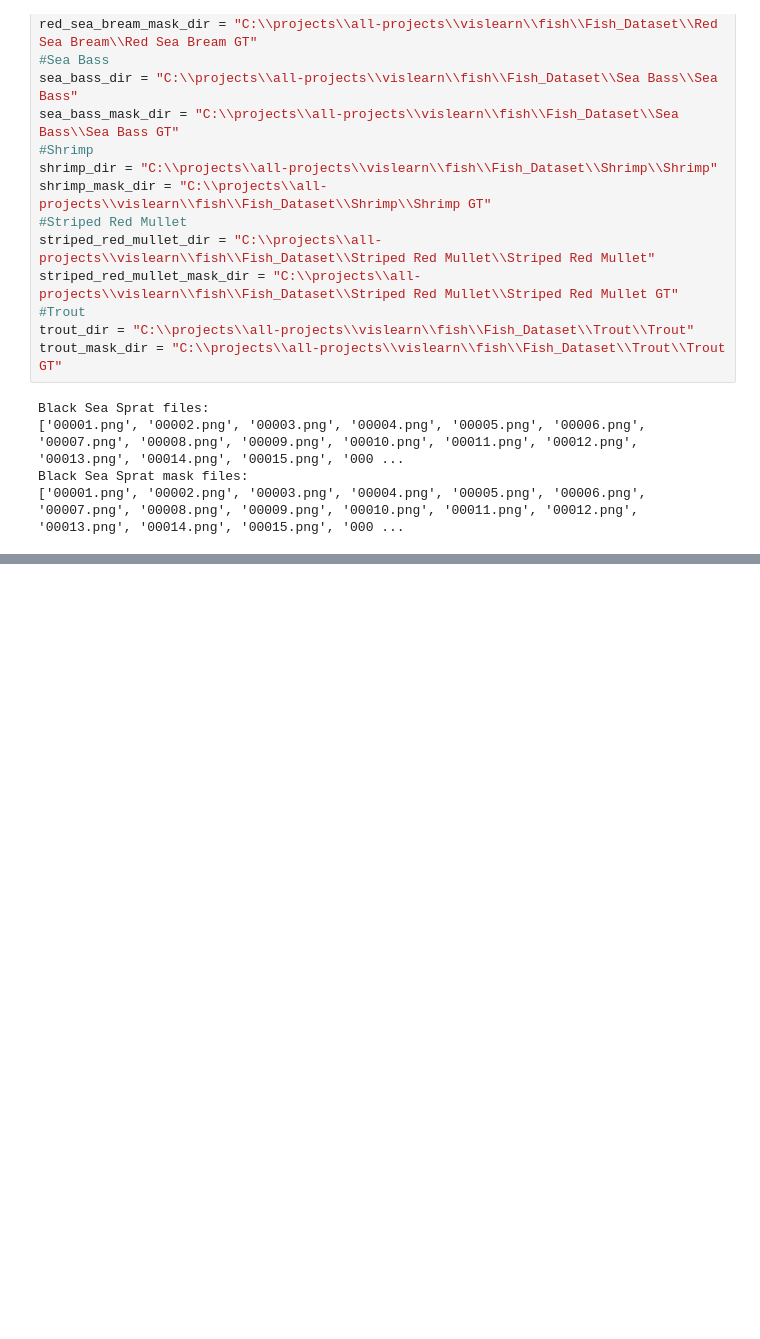
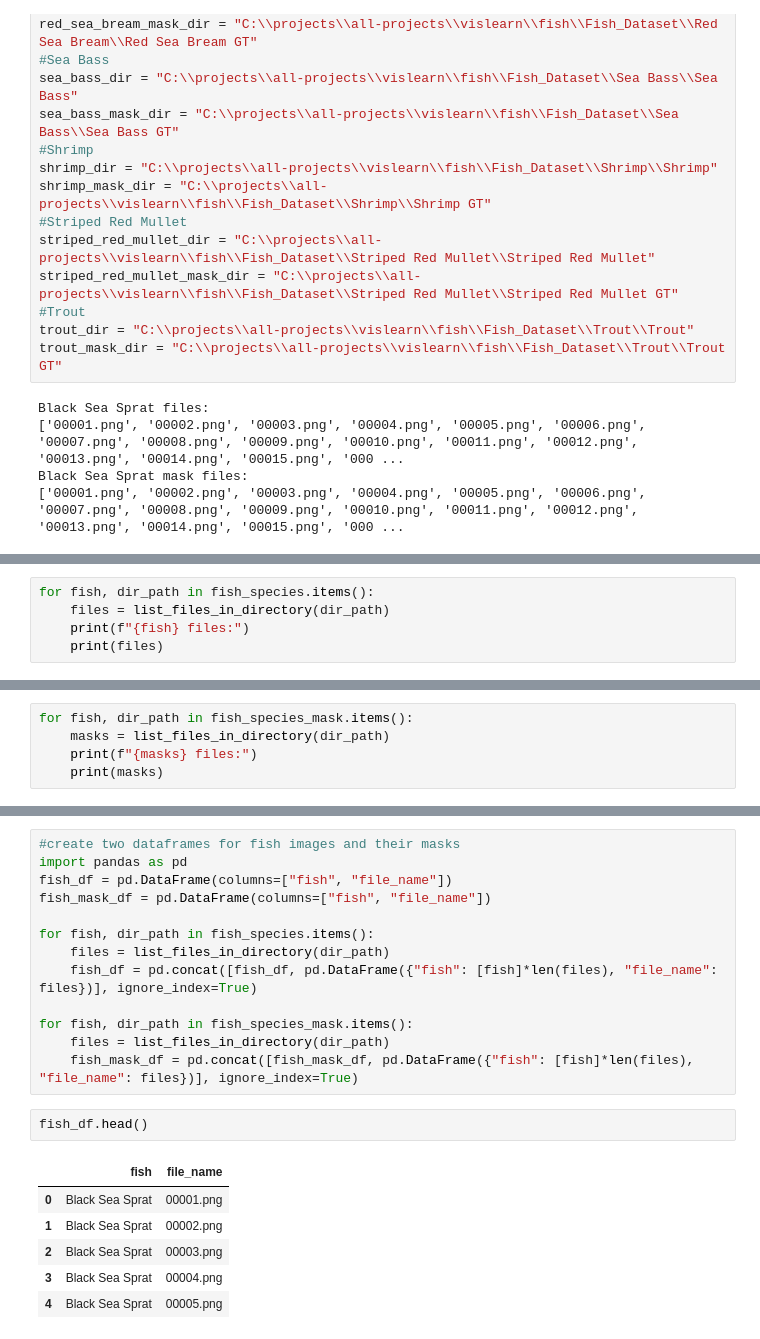
Before and after one commit to mynamescheff/all-projects, a Jupyter notebook: vislearn/fish/model.ipynb, the cells around one changed output, grey strips where cells are left out. Drawn from its saved outputs; the diff is of its cells as text; blank space fills up the shorter version.

```diff
--- a/vislearn/fish/model.ipynb
+++ b/vislearn/fish/model.ipynb
@@ -61,0 +88,5 @@ Number of images:  0
+# %%
+for fish, dir_path in fish_species.items():
+    files = list_files_in_directory(dir_path)
+    print(f"{fish} files:")
+    print(files)
@@ -61,0 +112,5 @@ Number of images:  0
+# %%
+for fish, dir_path in fish_species_mask.items():
+    masks = list_files_in_directory(dir_path)
+    print(f"{masks} files:")
+    print(masks)
@@ -61,0 +136,22 @@ Number of images:  0
+# %%
+#create two dataframes for fish images and their masks
+import pandas as pd
+fish_df = pd.DataFrame(columns=["fish", "file_name"])
+fish_mask_df = pd.DataFrame(columns=["fish", "file_name"])
+
+for fish, dir_path in fish_species.items():
+    files = list_files_in_directory(dir_path)
+    fish_df = pd.concat([fish_df, pd.DataFrame({"fish": [fish]*len(files), "file_name": files})], ignore_index=True)
+
+for fish, dir_path in fish_species_mask.items():
+    files = list_files_in_directory(dir_path)
+    fish_mask_df = pd.concat([fish_mask_df, pd.DataFrame({"fish": [fish]*len(files), "file_name": files})], ignore_index=True)
+# %%
+fish_df.head()
+# %% [output]
+|  | fish | file_name |
+| 0 | Black Sea Sprat | 00001.png |
+| 1 | Black Sea Sprat | 00002.png |
+| 2 | Black Sea Sprat | 00003.png |
+| 3 | Black Sea Sprat | 00004.png |
+| 4 | Black Sea Sprat | 00005.png |
```
Also changed, not shown: parts of 5 cells of this notebook.
